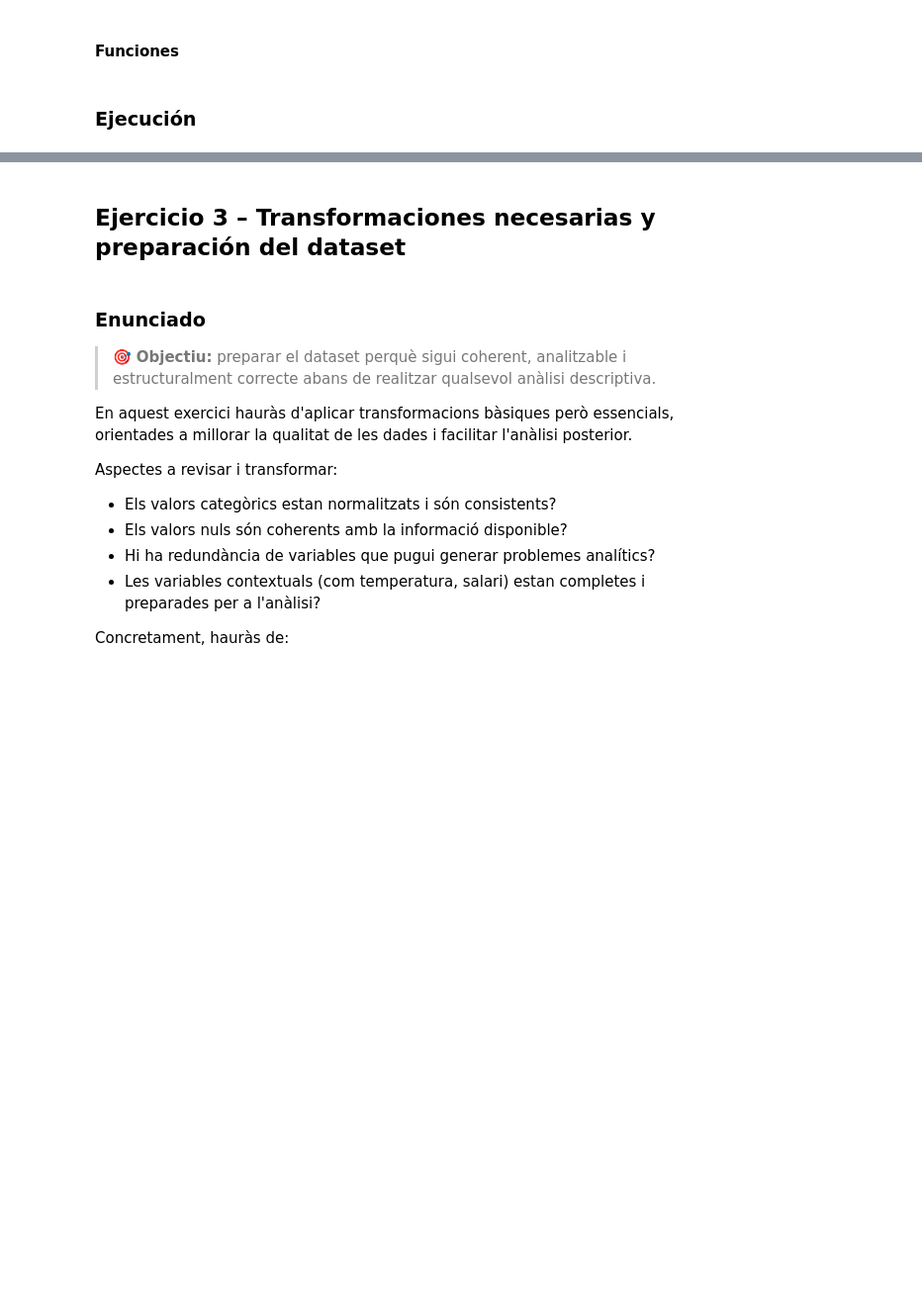
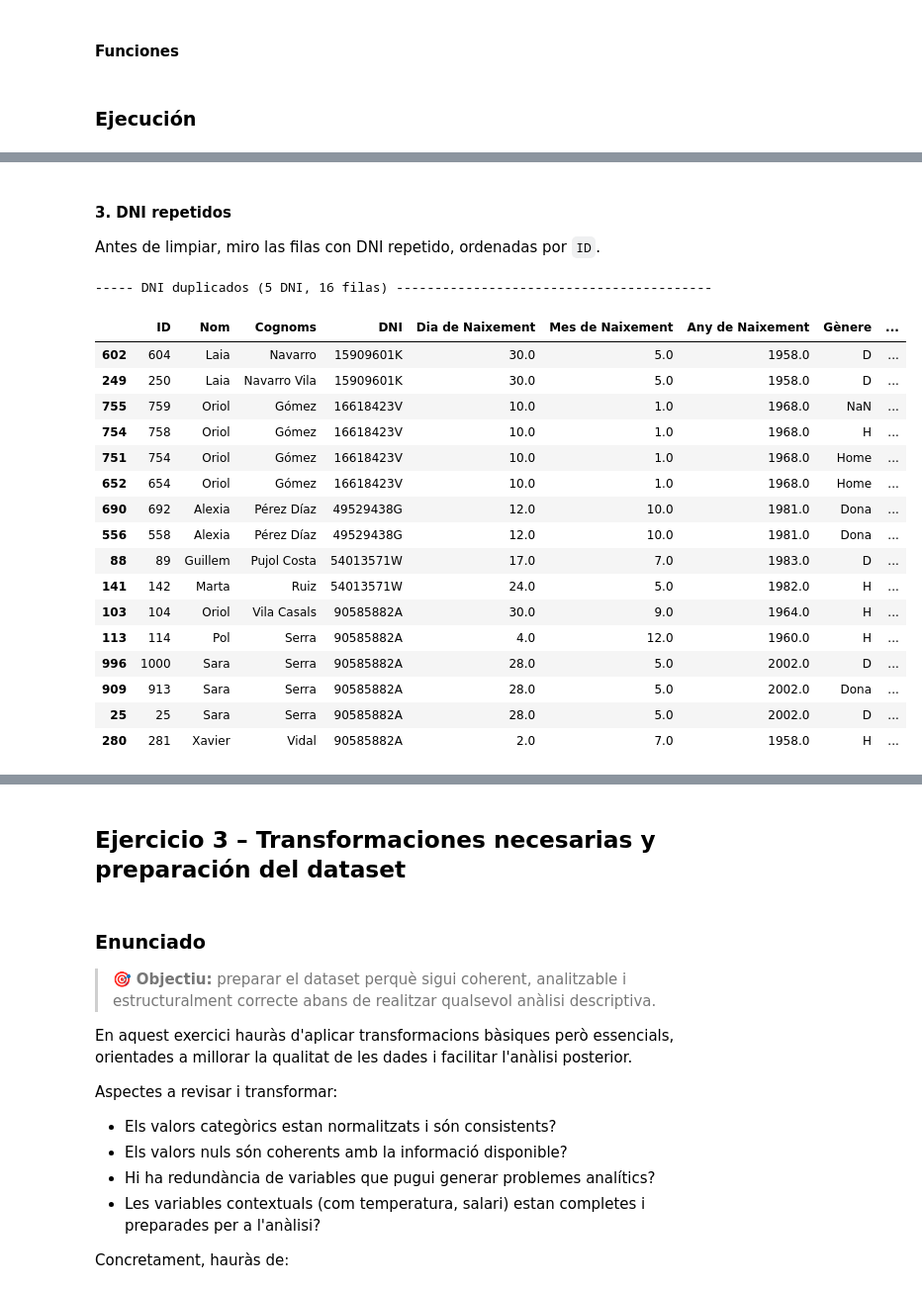
Before and after one commit to chisamitsu/ita-dataanalytics, a Jupyter notebook: s08-analitica-de-dados-python/s08-analitica-de-dados-python.ipynb, the cells around one changed output, grey strips where cells are left out. Shown at 99% size. Cells and saved outputs as stored; diff of their text form; code cells hidden in the pictures; blank space fills up the shorter version.

```diff
--- a/s08-analitica-de-dados-python/s08-analitica-de-dados-python.ipynb
+++ b/s08-analitica-de-dados-python/s08-analitica-de-dados-python.ipynb
@@ -450,2 +465,16 @@ _Pendiente_
+# %%
+# values in the last row of the dataset (exercise 1)
+PLACEHOLDERS = ["???", "###", "XXXX", "Narnia", "Desconeguda", "??", "molts", "Z"]
+
+# columns that identify a person (the first surname also matches "Navarro" with "Navarro Vila")
+PERSON_COLS = ["Nom", "Primer cognom", "Dia de Naixement", "Mes de Naixement", "Any de Naixement"]
+
+# columns shown in the DNI tables
+DISPLAY_COLS = ["ID", "Nom", "Cognoms", "DNI",
+       "Dia de Naixement", "Mes de Naixement", "Any de Naixement", "Gènere",
+       "Salari mensual", "Grup Professional", "Càrrec"]
+
+# without them we don't know who the person is
+REQUIRED_COLS = ["Nom", "Cognoms"]
 # %% [markdown]
 #### Funciones
@@ -457,0 +566,20 @@ _Pendiente_
+# %%
+# Rename identifier column
+df.columns = ["ID"] + df.columns[1:].tolist()
+
+rows_before = len(df)
+
+# Exact duplicates (same values in all columns except ID)
+duplicated_rows = (
+    df.sort_values(by="ID", ascending=False)
+      .loc[lambda x: x.duplicated(subset=x.columns[1:],keep="first")]
+)
+
+print(f"----- Filas duplicadas exactas (a eliminar: {len(duplicated_rows)}) ".ljust(80, "-"))
+display(duplicated_rows)
+
+df = df.drop(duplicated_rows.index).reset_index(drop=True)
+
+rows_after = len(df)
+
+print(f"\n===== Filas iniciales: {rows_before}  Filas finales: {rows_after}  Eliminadas en total: {rows_before - rows_after}")
@@ -457,0 +594,34 @@ _Pendiente_
+# %% [markdown]
+#### 3. DNI repetidos
+
+Antes de limpiar, miro las filas con DNI repetido, ordenadas por `ID`.
+# %%
+# DNI appearing more than once
+duplicated_dni = (
+    df.groupby("DNI")
+      .filter(lambda x: len(x) > 1)
+      .sort_values(by=["DNI", "Nom", "ID"],ascending=[True, True, False])
+)
+
+duplicated_dni_count = duplicated_dni["DNI"].nunique()
+print(f"----- DNI duplicados ({duplicated_dni_count} DNI, {len(duplicated_dni)} filas) ".ljust(80, "-"))
+display(duplicated_dni[DISPLAY_COLS])
+# %% [output]
+----- DNI duplicados (5 DNI, 16 filas) -----------------------------------------
+|  | ID | Nom | Cognoms | DNI | Dia de Naixement | Mes de Naixement | Any de Naixement | Gènere | ... |
+| 602 | 604 | Laia | Navarro | 15909601K | 30.0 | 5.0 | 1958.0 | D | ... |
+| 249 | 250 | Laia | Navarro Vila | 15909601K | 30.0 | 5.0 | 1958.0 | D | ... |
+| 755 | 759 | Oriol | Gómez | 16618423V | 10.0 | 1.0 | 1968.0 | NaN | ... |
+| 754 | 758 | Oriol | Gómez | 16618423V | 10.0 | 1.0 | 1968.0 | H | ... |
+| 751 | 754 | Oriol | Gómez | 16618423V | 10.0 | 1.0 | 1968.0 | Home | ... |
+| 652 | 654 | Oriol | Gómez | 16618423V | 10.0 | 1.0 | 1968.0 | Home | ... |
+| 690 | 692 | Alexia | Pérez Díaz | 49529438G | 12.0 | 10.0 | 1981.0 | Dona | ... |
+| 556 | 558 | Alexia | Pérez Díaz | 49529438G | 12.0 | 10.0 | 1981.0 | Dona | ... |
+| 88 | 89 | Guillem | Pujol Costa | 54013571W | 17.0 | 7.0 | 1983.0 | D | ... |
+| 141 | 142 | Marta | Ruiz | 54013571W | 24.0 | 5.0 | 1982.0 | H | ... |
+| 103 | 104 | Oriol | Vila Casals | 90585882A | 30.0 | 9.0 | 1964.0 | H | ... |
+| 113 | 114 | Pol | Serra | 90585882A | 4.0 | 12.0 | 1960.0 | H | ... |
+| 996 | 1000 | Sara | Serra | 90585882A | 28.0 | 5.0 | 2002.0 | D | ... |
+| 909 | 913 | Sara | Serra | 90585882A | 28.0 | 5.0 | 2002.0 | Dona | ... |
+| 25 | 25 | Sara | Serra | 90585882A | 28.0 | 5.0 | 2002.0 | D | ... |
+| 280 | 281 | Xavier | Vidal | 90585882A | 2.0 | 7.0 | 1958.0 | H | ... |
```
Also changed, not shown: parts of 30 cells of this notebook.
